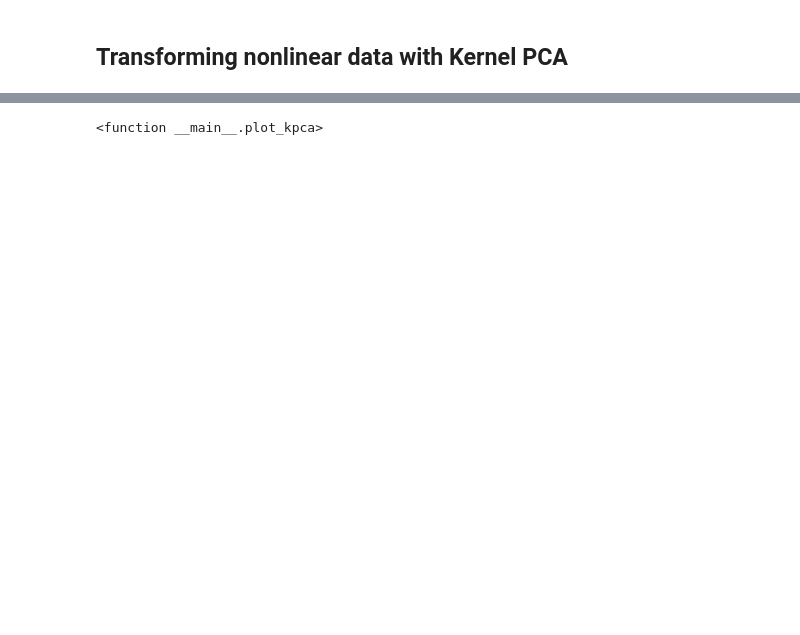
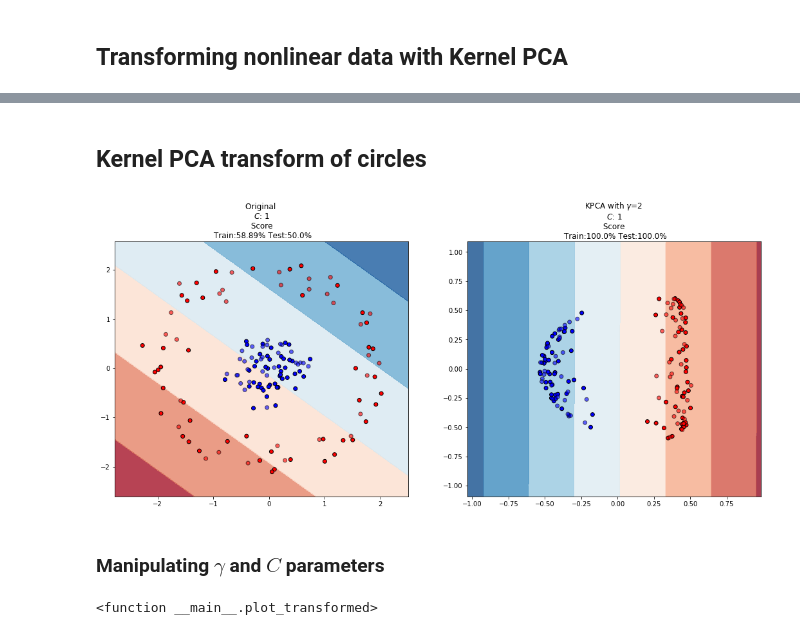
Before and after one commit to lambdaofgod/examples-counterexamples, a Jupyter notebook: Kernel PCA.ipynb, the cells around one changed output, grey strips where cells are left out. Saved outputs shown, nothing was run; the diff lists cells and outputs as text; code cells hidden in the pictures; blank space fills up the shorter version.

```diff
--- a/Kernel PCA.ipynb
+++ b/Kernel PCA.ipynb
@@ -67,6 +102,16 @@ plt.show()
+# %% [markdown]
+## Kernel PCA transform of circles
+# %%
+plot_transformed('circles', 'rbf', 2, 1)
+# %% [output]
+[figure, added]
+# %% [markdown]
+### Manipulating  $\gamma$ and $C$ parameters
 # %%
-interact(plot_kpca,
+interact(plot_transformed,
+         dataset_name=Dropdown(options=['circles', 'moons']),
          kernel_name=Dropdown(options=['rbf', 'sigmoid']),
-         gamma=FloatSlider(min=0.001, max=10, step=0.001, value=1))
+         gamma=FloatSlider(min=0.001, max=25, step=0.001, value=10),
+         C=FloatSlider(min=0.001, max=10, step=0.001, value=1))
 # %% [output]
-<function __main__.plot_kpca>
+<function __main__.plot_transformed>
```
Also changed, not shown: parts of 9 cells of this notebook.
